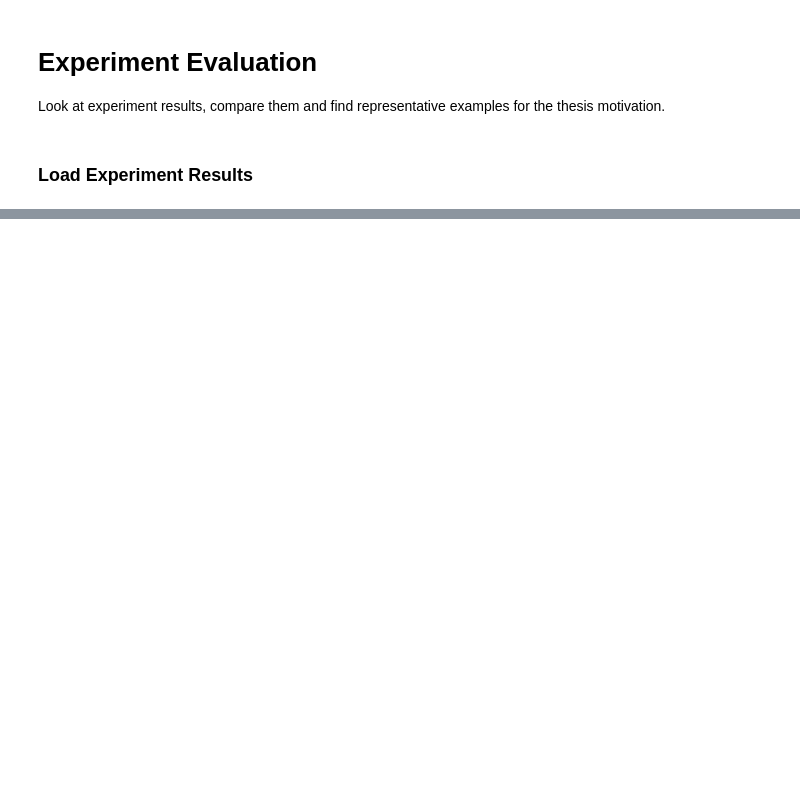
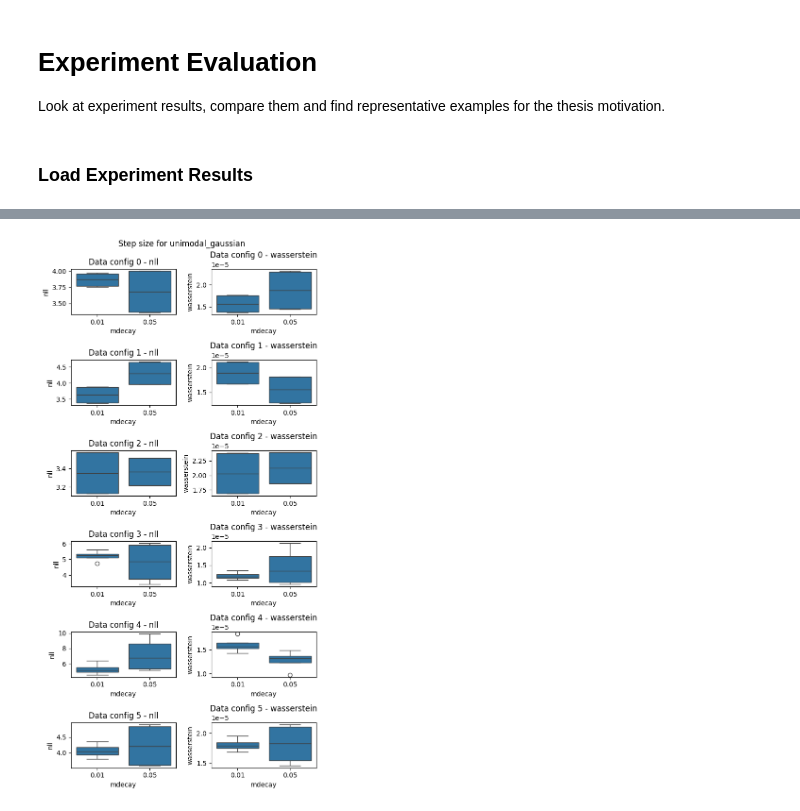
Before and after one commit to mo374z/enhancing-sgmcmc, a Jupyter notebook: notebooks/evaluate_experiments.ipynb, the cells around one changed output, grey strips where cells are left out. Drawn from its saved outputs; the diff is of its cells as text; code cells hidden in the pictures; blank space fills up the shorter version.

```diff
--- a/notebooks/evaluate_experiments.ipynb
+++ b/notebooks/evaluate_experiments.ipynb
@@ -64,0 +90,15 @@ for i, metric in enumerate(metrics):
+# %%
+param = "mdecay"
+
+fig, axs = plt.subplots(max(df["data_config_id"]) + 1, 2, figsize=(6, 12))
+fig.suptitle(f"Step size for {experiment_name}")
+for data_idx in df["data_config_id"].unique():
+    for i, metric in enumerate(metrics):
+        sns.boxplot(
+            data=df[df["data_config_id"] == data_idx], x=param, y=metric, ax=axs[data_idx, i]
+        )
+        axs[data_idx, i].set_title(f"Data config {data_idx} - {metric}")
+
+plt.tight_layout()
+# %% [output]
+[figure, added]
```
Also changed, not shown: parts of 5 cells of this notebook, 2 other files.
